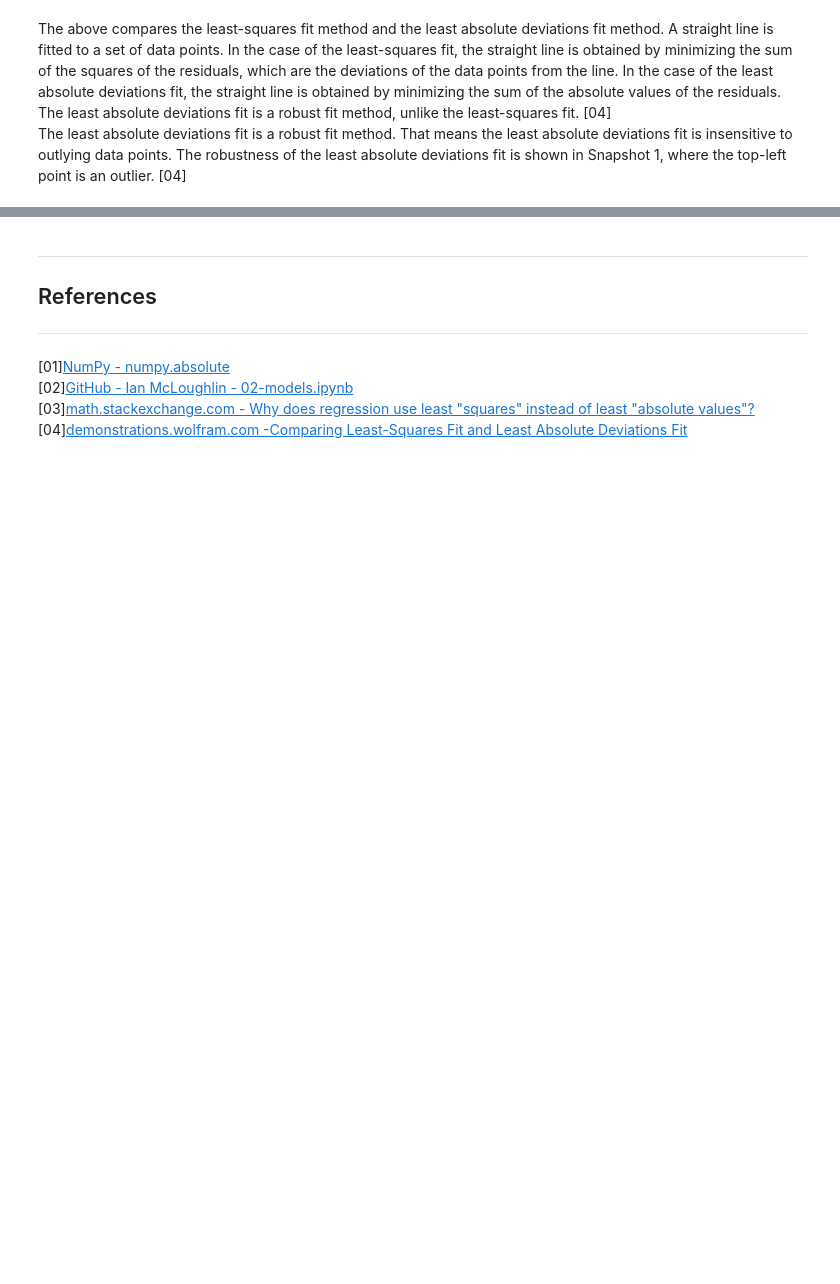
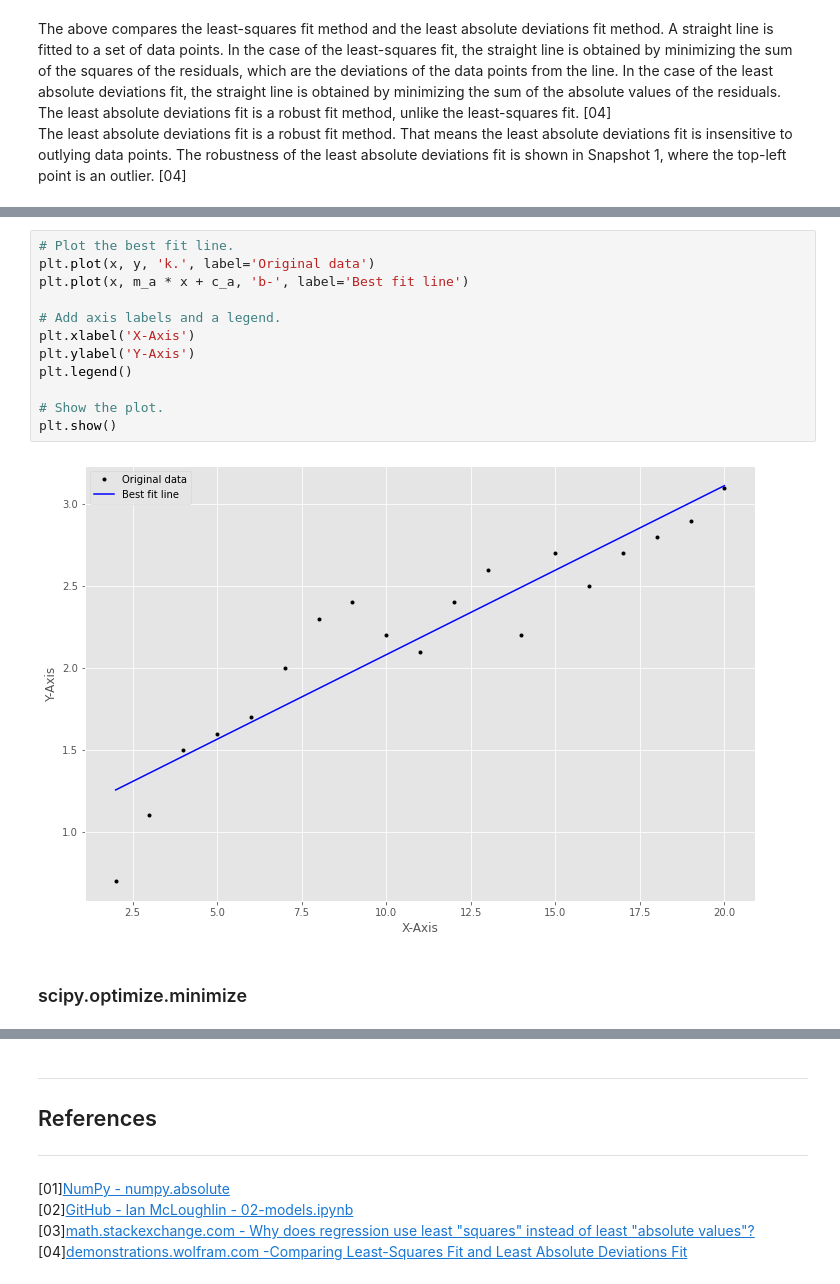
Before and after one commit to Cormac88/machine-learning-and-statistics, a Jupyter notebook: practicals/02-models-exercises.ipynb, the cells around one changed output, grey strips where cells are left out. Drawn from its saved outputs; the diff is of its cells as text; blank space fills up the shorter version.

```diff
--- a/practicals/02-models-exercises.ipynb
+++ b/practicals/02-models-exercises.ipynb
@@ -141,0 +182,16 @@ The least absolute deviations fit is a robust fit method. That means the least a
+# %%
+# Plot the best fit line.
+plt.plot(x, y, 'k.', label='Original data')
+plt.plot(x, m_a * x + c_a, 'b-', label='Best fit line')
+
+# Add axis labels and a legend.
+plt.xlabel('X-Axis')
+plt.ylabel('Y-Axis')
+plt.legend()
+
+# Show the plot.
+plt.show()
+# %% [output]
+[figure, added]
+# %% [markdown]
+### scipy.optimize.minimize
```
Also changed, not shown: parts of 25 cells of this notebook.
